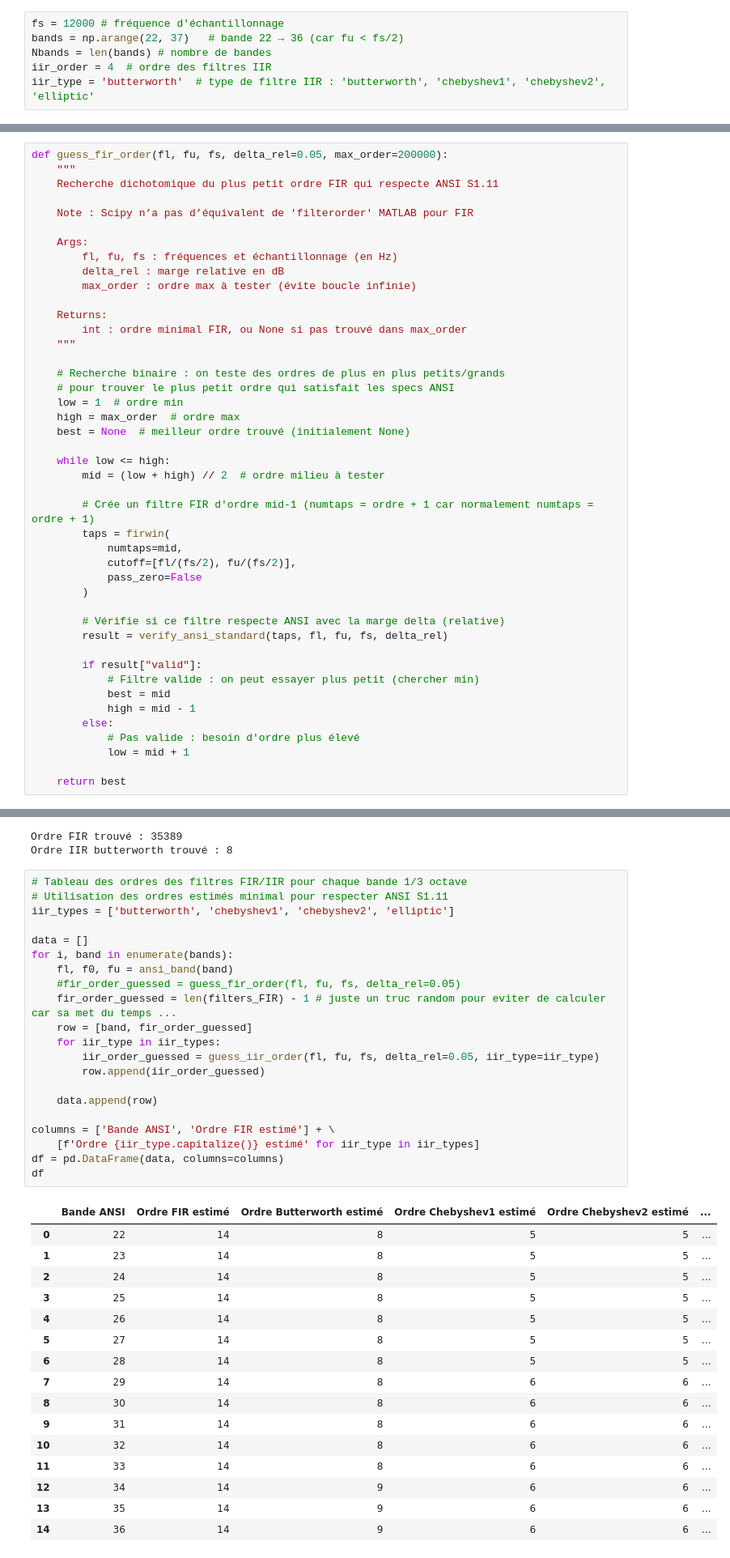
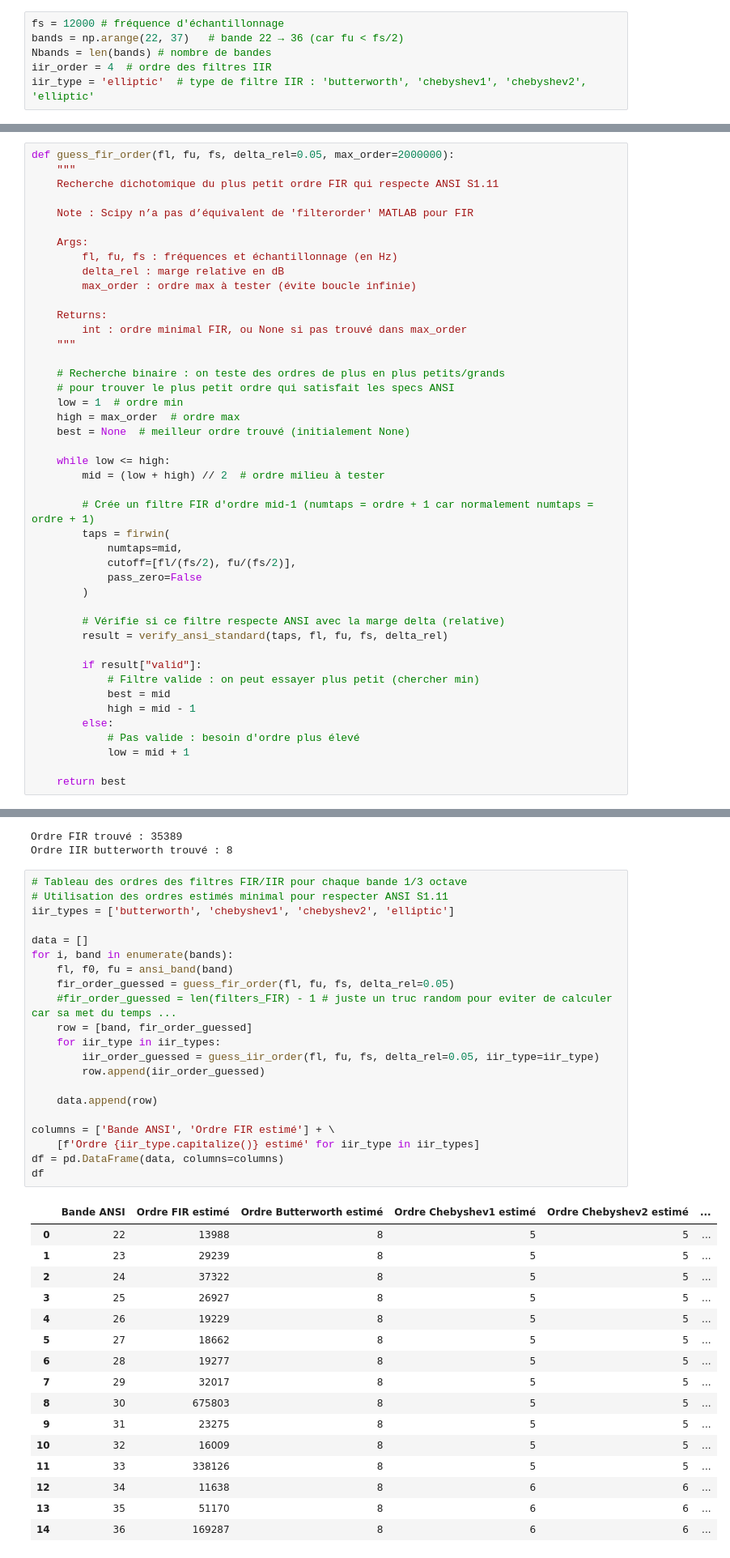
Before and after one commit to Sawlyer/SIR, a Jupyter notebook: manual_design_filters_1_3_octave.ipynb, the cells around one changed output, grey strips where cells are left out. Shown at 81% size. Saved outputs shown, nothing was run; the diff lists cells and outputs as text.

```diff
--- a/manual_design_filters_1_3_octave.ipynb
+++ b/manual_design_filters_1_3_octave.ipynb
@@ -27,7 +27,7 @@ fs = 12000 # fréquence d'échantillonnage
 bands = np.arange(22, 37)   # bande 22 → 36 (car fu < fs/2)
 Nbands = len(bands) # nombre de bandes
 iir_order = 4  # ordre des filtres IIR
-iir_type = 'butterworth'  # type de filtre IIR : 'butterworth', 'chebyshev1', 'chebyshev2', 'elliptic'
+iir_type = 'elliptic'  # type de filtre IIR : 'butterworth', 'chebyshev1', 'chebyshev2', 'elliptic'
 # %% [markdown]
 ## Calcul des fréquences ANSI 1/3 octave
 # %%
@@ -805,7 +805,7 @@ def verify_ansi_standard(
         "spec_att_min_db": att_min,
     }
 # %%
-def guess_fir_order(fl, fu, fs, delta_rel=0.05, max_order=200000):
+def guess_fir_order(fl, fu, fs, delta_rel=0.05, max_order=2000000):
     """
     Recherche dichotomique du plus petit ordre FIR qui respecte ANSI S1.11
 
@@ -901,41 +901,41 @@ Ordre IIR butterworth trouvé : 8
 # %%
 # Tableau des ordres des filtres FIR/IIR pour chaque bande 1/3 octave
 # Utilisation des ordres estimés minimal pour respecter ANSI S1.11
 iir_types = ['butterworth', 'chebyshev1', 'chebyshev2', 'elliptic']
 
 data = []
 for i, band in enumerate(bands):
     fl, f0, fu = ansi_band(band)
-    #fir_order_guessed = guess_fir_order(fl, fu, fs, delta_rel=0.05)
-    fir_order_guessed = len(filters_FIR) - 1 # juste un truc random pour eviter de calculer car sa met du temps ...
+    fir_order_guessed = guess_fir_order(fl, fu, fs, delta_rel=0.05)
+    #fir_order_guessed = len(filters_FIR) - 1 # juste un truc random pour eviter de calculer car sa met du temps ...
     row = [band, fir_order_guessed]
     for iir_type in iir_types:
         iir_order_guessed = guess_iir_order(fl, fu, fs, delta_rel=0.05, iir_type=iir_type)
         row.append(iir_order_guessed)
 
     data.append(row)
 
 columns = ['Bande ANSI', 'Ordre FIR estimé'] + \
     [f'Ordre {iir_type.capitalize()} estimé' for iir_type in iir_types]
 df = pd.DataFrame(data, columns=columns)
 df
 # %% [output]
 |  | Bande ANSI | Ordre FIR estimé | Ordre Butterworth estimé | Ordre Chebyshev1 estimé | Ordre Chebyshev2 estimé | ... |
-| 0 | 22 | 14 | 8 | 5 | 5 | ... |
-| 1 | 23 | 14 | 8 | 5 | 5 | ... |
-| 2 | 24 | 14 | 8 | 5 | 5 | ... |
-| 3 | 25 | 14 | 8 | 5 | 5 | ... |
-| 4 | 26 | 14 | 8 | 5 | 5 | ... |
-| 5 | 27 | 14 | 8 | 5 | 5 | ... |
-| 6 | 28 | 14 | 8 | 5 | 5 | ... |
-| 7 | 29 | 14 | 8 | 6 | 6 | ... |
-| 8 | 30 | 14 | 8 | 6 | 6 | ... |
-| 9 | 31 | 14 | 8 | 6 | 6 | ... |
-| 10 | 32 | 14 | 8 | 6 | 6 | ... |
-| 11 | 33 | 14 | 8 | 6 | 6 | ... |
-| 12 | 34 | 14 | 9 | 6 | 6 | ... |
-| 13 | 35 | 14 | 9 | 6 | 6 | ... |
-| 14 | 36 | 14 | 9 | 6 | 6 | ... |
+| 0 | 22 | 13988 | 8 | 5 | 5 | ... |
+| 1 | 23 | 29239 | 8 | 5 | 5 | ... |
+| 2 | 24 | 37322 | 8 | 5 | 5 | ... |
+| 3 | 25 | 26927 | 8 | 5 | 5 | ... |
+| 4 | 26 | 19229 | 8 | 5 | 5 | ... |
+| 5 | 27 | 18662 | 8 | 5 | 5 | ... |
+| 6 | 28 | 19277 | 8 | 5 | 5 | ... |
+| 7 | 29 | 32017 | 8 | 5 | 5 | ... |
+| 8 | 30 | 675803 | 8 | 5 | 5 | ... |
+| 9 | 31 | 23275 | 8 | 5 | 5 | ... |
+| 10 | 32 | 16009 | 8 | 5 | 5 | ... |
+| 11 | 33 | 338126 | 8 | 5 | 5 | ... |
+| 12 | 34 | 11638 | 8 | 6 | 6 | ... |
+| 13 | 35 | 51170 | 8 | 6 | 6 | ... |
+| 14 | 36 | 169287 | 8 | 6 | 6 | ... |
 # %%
 def simulate_IIR_DFI(
     u,
```
Also changed, not shown: parts of 4 cells of this notebook, 1 other file.
